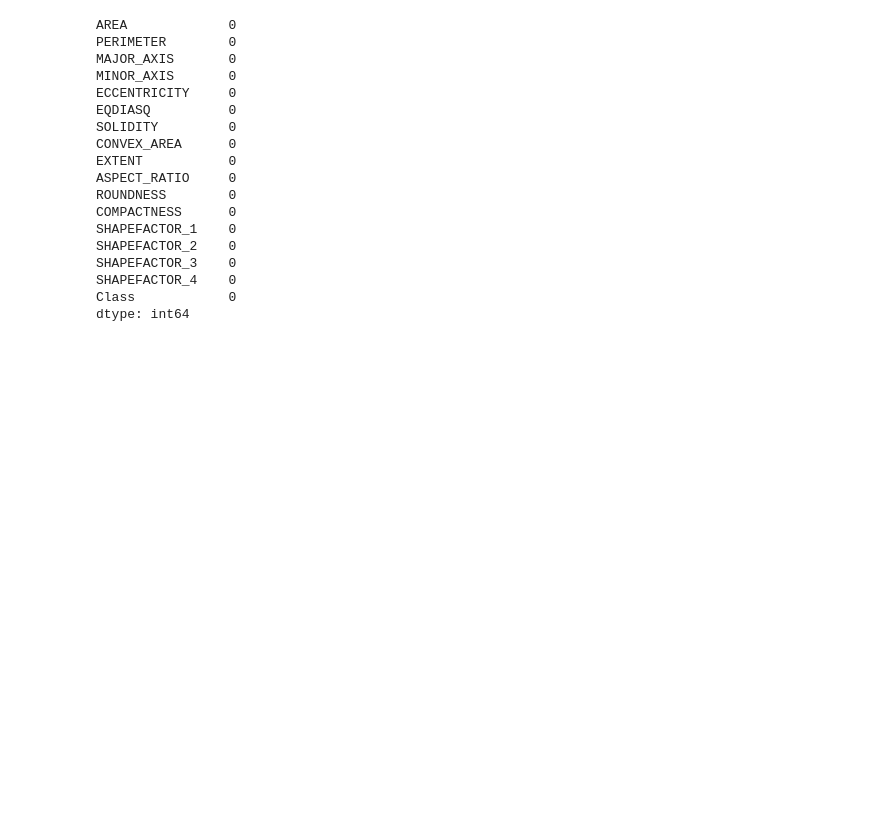
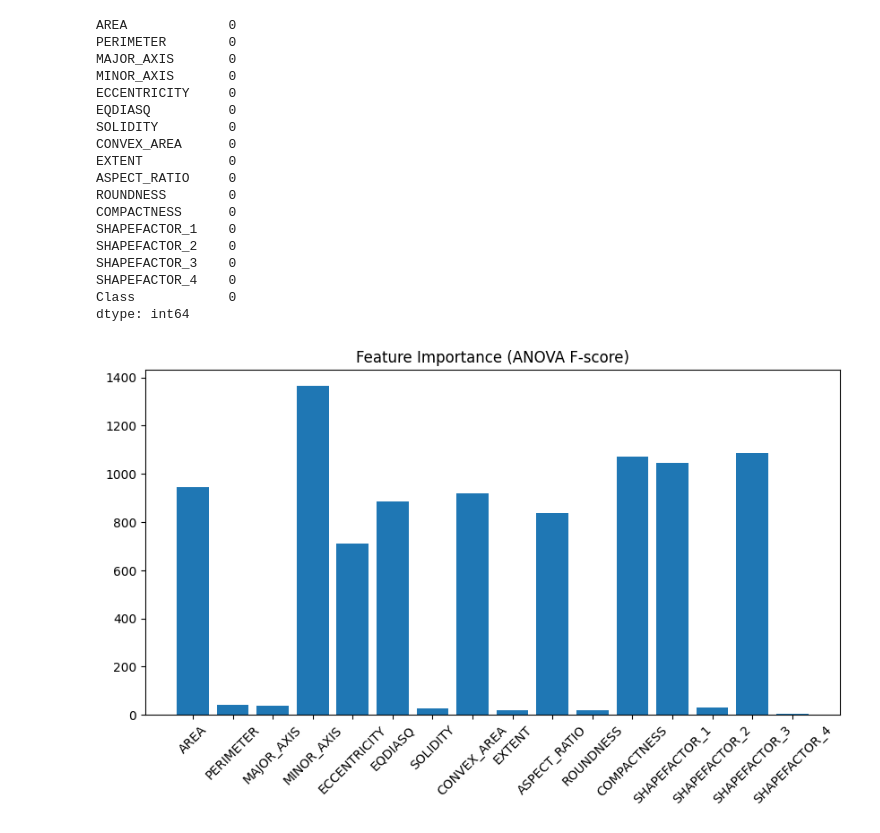
Before and after one commit to Melikarzyt/pistachio-project, a Jupyter notebook: pistachio-project.ipynb, the cells around one changed output. Drawn from its saved outputs; the diff is of its cells as text; code cells hidden in the pictures; blank space fills up the shorter version.

Commit message:
Visualize feature importance using ANOVA F-scores

```diff
--- a/pistachio-project.ipynb
+++ b/pistachio-project.ipynb
@@ -74,3 +74,14 @@ from sklearn.feature_selection import SelectKBest, f_classif
 
 selector = SelectKBest(score_func=f_classif, k='all')
 X_selected = selector.fit_transform(X_scaled, y_encoded)
+# %%
+import matplotlib.pyplot as plt
+
+feature_scores = selector.scores_
+plt.figure(figsize=(10,5))
+plt.bar(X.columns, feature_scores)
+plt.xticks(rotation=45)
+plt.title("Feature Importance (ANOVA F-score)")
+plt.show()
+# %% [output]
+[figure, added]
```
